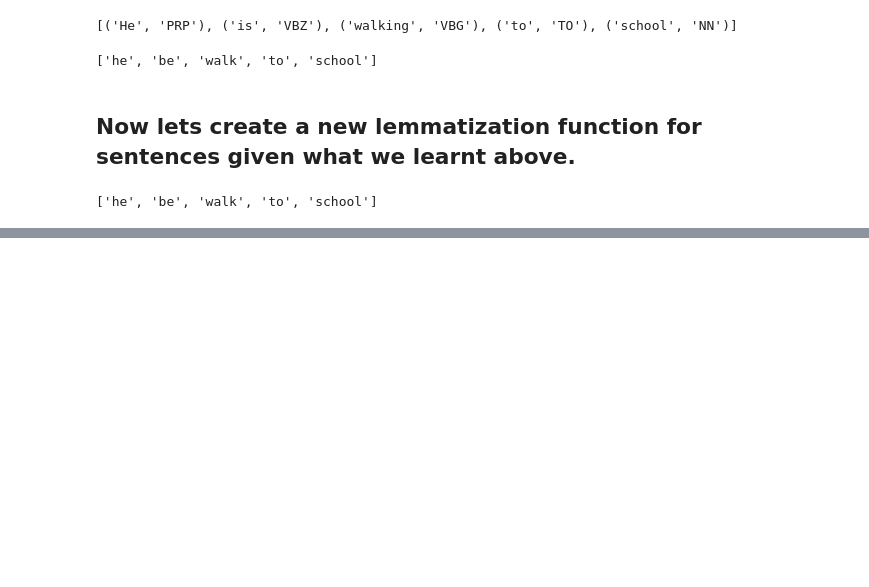
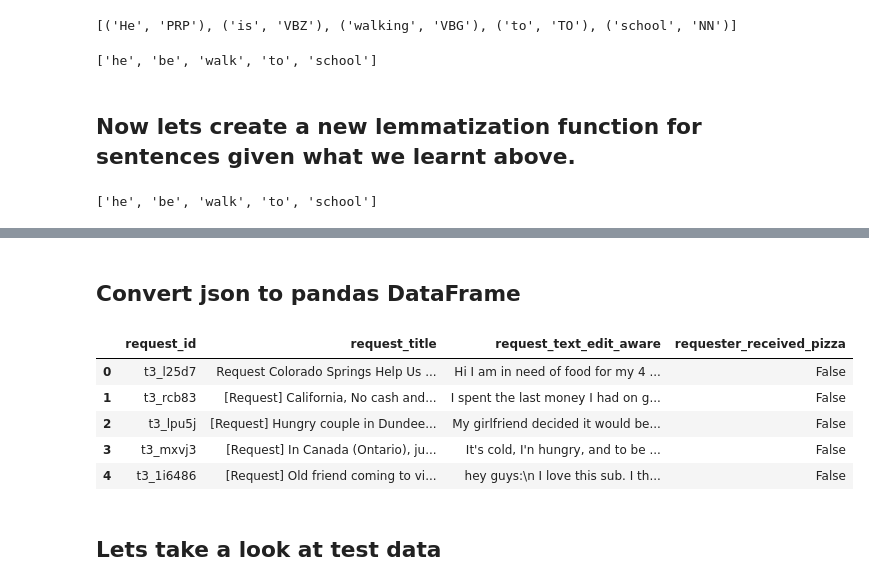
Before and after one commit to avinash-mishra/nlp-with-nltk, a Jupyter notebook: basic_nlp.ipynb, the cells around one changed output, grey strips where cells are left out. Cells and saved outputs as stored; diff of their text form; code cells hidden in the pictures; blank space fills up the shorter version.

```diff
--- a/basic_nlp.ipynb
+++ b/basic_nlp.ipynb
@@ -363,0 +451,12 @@ lemmatize_sent('He is walking to school')
+# %%
+from io import StringIO
+from sklearn.feature_extraction.text import CountVectorizer
+
+# sent1
+# sent2
+
+with StringIO('\n'.join([sent1, sent2])) as fin:
+    # Override the analyzer  totally with stopwords and tokenizer
+    count_vect = CountVectorizer(stop_words=stoplist_combined, tokenizer=word_tokenize)
+    count_vect.fit_transform(fin)
+count_vect.vocabulary_
@@ -363,0 +467,12 @@ lemmatize_sent('He is walking to school')
+# %%
+from io import StringIO
+from sklearn.feature_extraction.text import CountVectorizer
+
+# sent1
+# sent2
+
+with StringIO('\n'.join([sent1, sent2])) as fin:
+    # Override the analyzer  totally with our preprocess text
+    count_vect = CountVectorizer(analyzer=preprocess_text)
+    count_vect.fit_transform(fin)
+count_vect.vocabulary_
@@ -363,0 +519,9 @@ lemmatize_sent('He is walking to school')
+# %%
+import json
+import os
+
+print(os.getcwd())
+
+with open('data/pizza/train.json') as fin:
+    train_json = json.load(fin)
+train_json[0]
@@ -363,0 +576,18 @@ lemmatize_sent('He is walking to school')
+# %% [markdown]
+## Convert json to pandas DataFrame
+# %%
+import pandas as pd
+df = pd.io.json.json_normalize(train_json)  # Pandas magic...
+df_train = df[['request_id', 'request_title',
+               'request_text_edit_aware',
+               'requester_received_pizza']]
+df_train.head()
+# %% [output]
+|  | request_id | request_title | request_text_edit_aware | requester_received_pizza |
+| 0 | t3_l25d7 | Request Colorado Springs Help Us ... | Hi I am in need of food for my 4 ... | False |
+| 1 | t3_rcb83 | [Request] California, No cash and... | I spent the last money I had on g... | False |
+| 2 | t3_lpu5j | [Request] Hungry couple in Dundee... | My girlfriend decided it would be... | False |
+| 3 | t3_mxvj3 | [Request] In Canada (Ontario), ju... | It's cold, I'n hungry, and to be ... | False |
+| 4 | t3_1i6486 | [Request] Old friend coming to vi... | hey guys:\n I love this sub. I th... | False |
+# %% [markdown]
+## Lets take a look at test data
```
Also changed, not shown: parts of 70 cells of this notebook.
